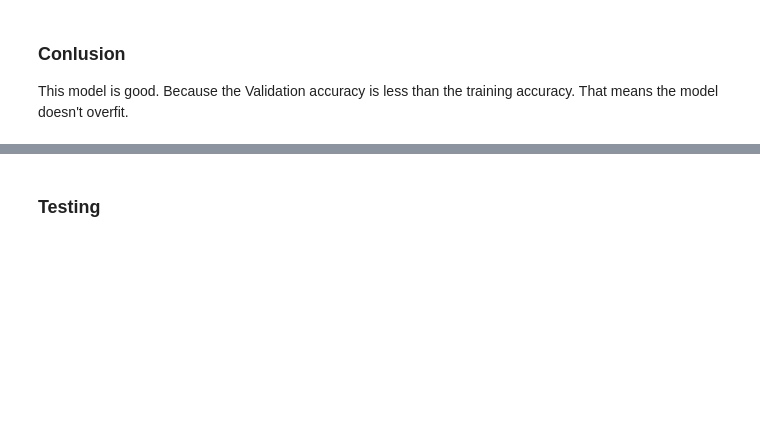
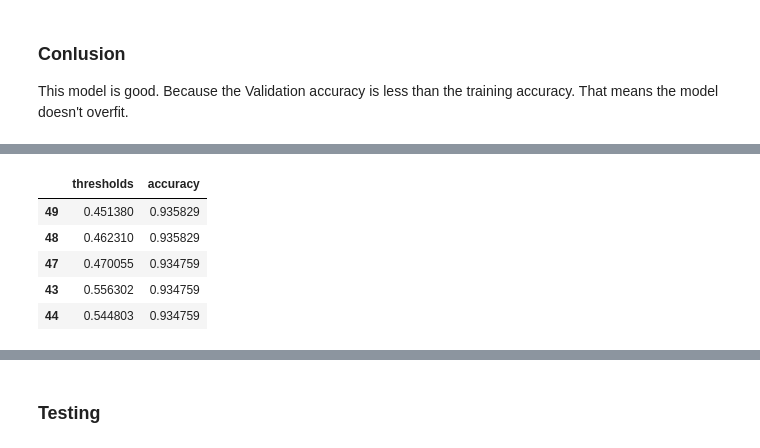
Before and after one commit to SewminaFernando/AggroDetect, a Jupyter notebook: model_1_training.ipynb, the cells around one changed output, grey strips where cells are left out. Cells and saved outputs as stored; diff of their text form; code cells hidden in the pictures; blank space fills up the shorter version.

```diff
--- a/model_1_training.ipynb
+++ b/model_1_training.ipynb
@@ -205 +228,19 @@ y_pred = model.predict(x_test)
+# %%
+accuracy_ls = []
+for thres in thresholds:
+    y_pred_thres = np.where(y_pred>thres,1,0)
+    accuracy_ls.append(accuracy_score(y_test, y_pred_thres, normalize=True))
+
+accuracy_ls = pd.concat([pd.Series(thresholds), pd.Series(accuracy_ls)],
+                        axis=1)
+accuracy_ls.columns = ['thresholds', 'accuracy']
+accuracy_ls.sort_values(by='accuracy', ascending=False, inplace=True)
+accuracy_ls.head()
+# %% [output]
+|  | thresholds | accuracy |
+| 49 | 0.451380 | 0.935829 |
+| 48 | 0.462310 | 0.935829 |
+| 47 | 0.470055 | 0.934759 |
+| 43 | 0.556302 | 0.934759 |
+| 44 | 0.544803 | 0.934759 |
 # %%
```
Also changed, not shown: parts of 21 cells of this notebook, 3 other files.
